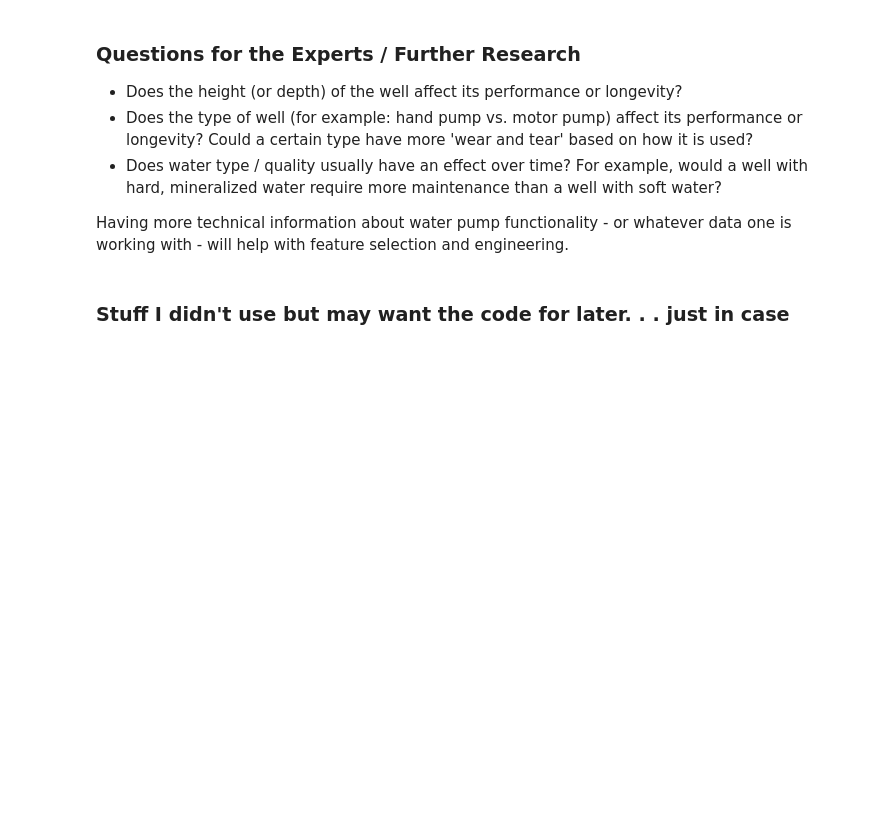
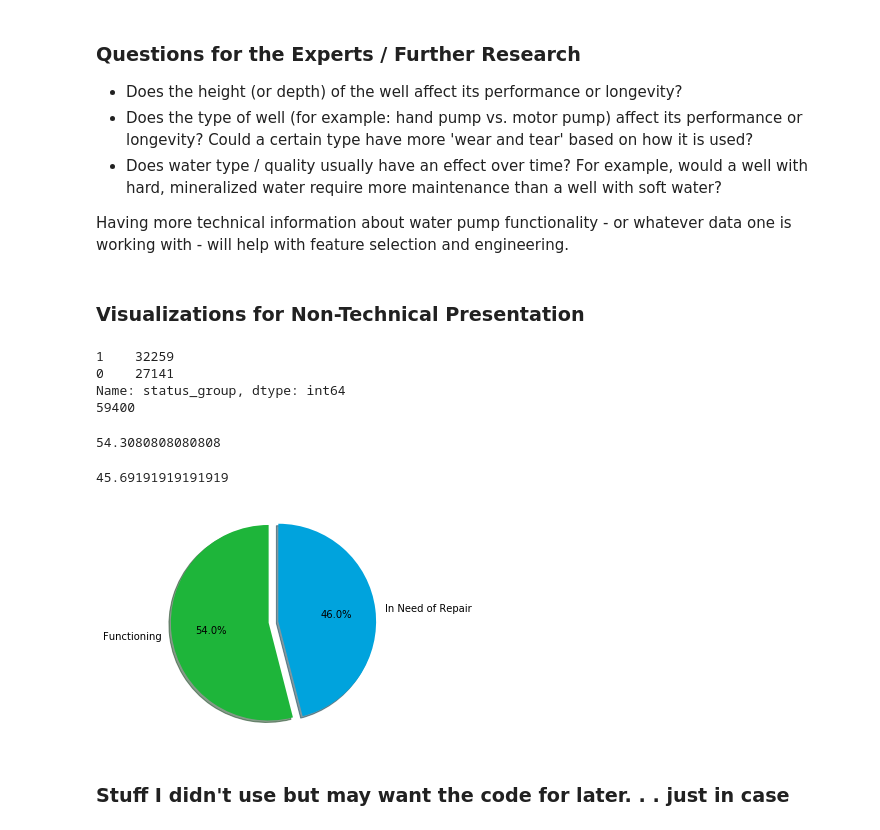
Before and after one commit to MagicMilly/dsc-3-final-project-online-ds-ft-100118, a Jupyter notebook: student.ipynb, the cells around one changed output. Saved outputs shown, nothing was run; the diff lists cells and outputs as text; code cells hidden in the pictures; blank space fills up the shorter version.

Commit message:
added pie chart for non-technical presentation

```diff
--- a/student.ipynb
+++ b/student.ipynb
@@ -2360,6 +2359,35 @@ The best test F1 score of 83% was found with the final Random Forest model. F1 w
 * Does water type / quality usually have an effect over time? For example, would a well with hard, mineralized water require more maintenance than a well with soft water?
 
 Having more technical information about water pump functionality - or whatever data one is working with - will help with feature selection and engineering.
+# %% [markdown]
+### Visualizations for Non-Technical Presentation
+# %%
+print(df.status_group.value_counts())
+print(len(df.status_group))
+# %% [output]
+1    32259
+0    27141
+Name: status_group, dtype: int64
+59400
+# %%
+32259/59400 * 100
+# %% [output]
+54.3080808080808
+# %%
+27141/59400 * 100
+# %% [output]
+45.69191919191919
+# %%
+labels = ['Functioning', 'In Need of Repair']
+sizes = [54, 46]
+explode = (0, 0.1)
+colors = ['#1eb53a', '#00a3dd']
+fig1, ax1 = plt.subplots()
+ax1.pie(sizes, labels=labels, explode=explode, shadow=True, autopct='%1.1f%%', colors=colors, startangle=90)
+ax1.axis('equal')
+plt.show();
+# %% [output]
+[figure, added]
 # %% [markdown]
 ### Stuff I didn't use but may want the code for later. . . just in case
 # %%
```
Also changed, not shown: parts of 6 cells of this notebook.
